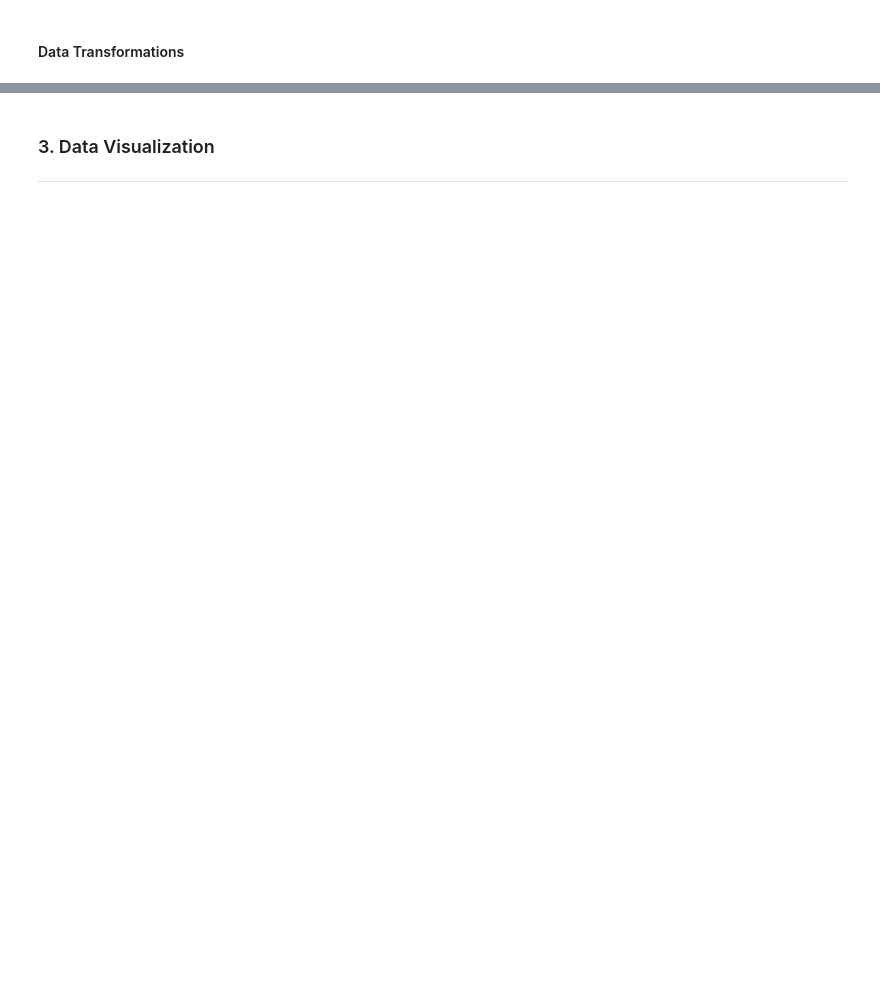
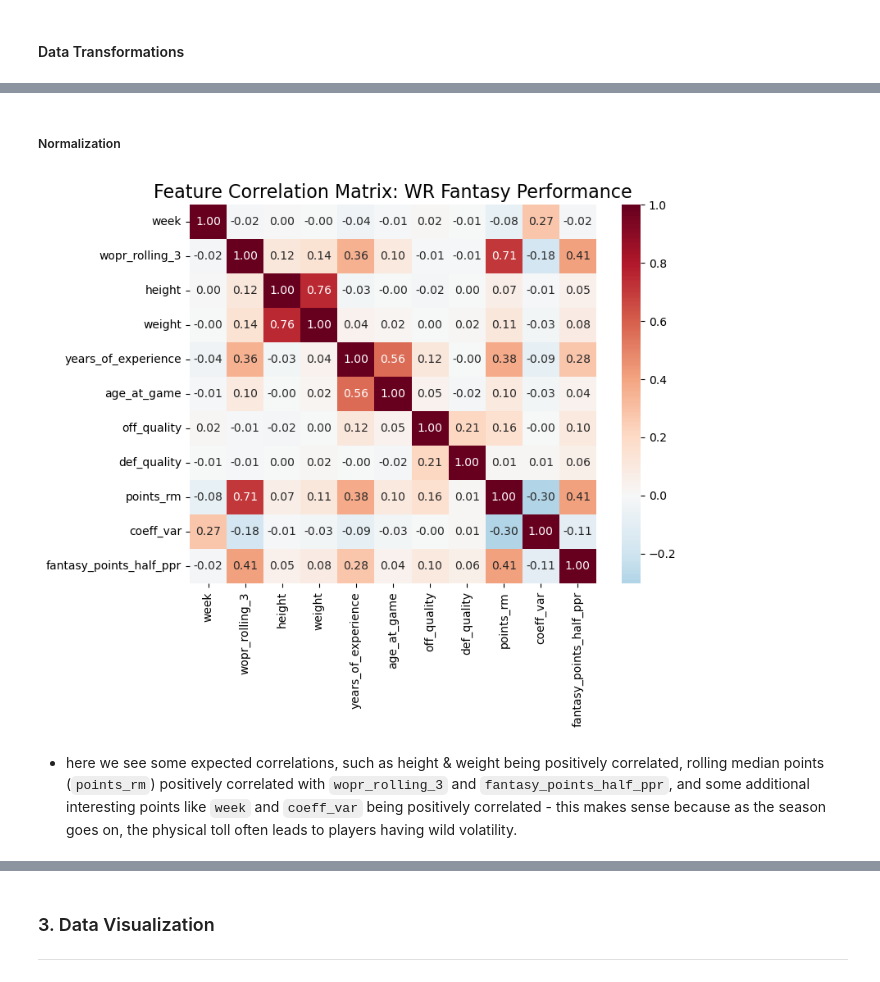
Before and after one commit to jamgotchian/ffpredictor, a Jupyter notebook: Comp642FinalProject.ipynb, the cells around one changed output, grey strips where cells are left out. Drawn from its saved outputs; the diff is of its cells as text; code cells hidden in the pictures; blank space fills up the shorter version.

```diff
--- a/Comp642FinalProject.ipynb
+++ b/Comp642FinalProject.ipynb
@@ -192,7 +429,37 @@ df_master['fantasy_points_half_ppr'] = df_master[['fantasy_points', 'fantasy_poi
+# %% [markdown]
+##### Normalization
 # %%
-# TODO - add 1-hot encoding for non-numeric data
-#      - or instead, convert the labels (player name, team, etc) into numeric data i.e. offensive team score/defensive team score
-#      - add normalization
+# Select Final Feature set
+FEATURES = ['week',  # capture in-season ephemeral variation
+            'wopr_rolling_3',  # Weighted Opportunity Ranking - capture how much of the team's offense this player is carrying
+            'height', # capture physical characteristics - i.e. taller players tend to do better
+            'weight', # capture physical characteristics - i.e. heavier players tend to get more points to running further
+            'years_of_experience', # capture maturity and change from season to season
+            'age_at_game', # capture physical characteristics - i.e. decline with age or prime seasons
+            'off_quality', # capture how well this team is performing as a whole
+            'def_quality', # capture whether the opposing team has noticeable effects on performance for others
+           'points_rm', # rolling median of fantasy points scored - capture this player's historical performances and gives a sense of "who" the player is
+            'coeff_var', # coefficient of variation (stdev/mean) of this player's points - capture their historical volatility
+           ]
+TARGET = 'fantasy_points_half_ppr'
+
+scaler = StandardScaler()
+
+# We only scale the features, usually leaving the target in its original units for interpretability
+df_scaled = pd.DataFrame(scaler.fit_transform(df_final[FEATURES]), columns=FEATURES)
+df_scaled[TARGET] = df_final[TARGET].values
+
+# 4. Generate the Correlation Matrix
+plt.figure(figsize=(8, 6))
+correlation_matrix = df_scaled.corr()
+
+sns.heatmap(correlation_matrix, annot=True, cmap='RdBu_r', center=0, fmt='.2f')
+plt.title('Feature Correlation Matrix: WR Fantasy Performance', fontsize=16)
+plt.show()
+# %% [output]
+[figure, added]
+# %% [markdown]
+- here we see some expected correlations, such as height & weight being positively correlated, rolling median points (`points_rm`) positively correlated with `wopr_rolling_3` and `fantasy_points_half_ppr`, and some additional interesting points like `week` and `coeff_var` being positively correlated - this makes sense because as the season goes on, the physical toll often leads to players having wild volatility.
 # %%
 # sort chronologically by player and week
 df_master = df_master.sort_values(['player_id', 'season', 'week'])
```
Also changed, not shown: parts of 25 cells of this notebook.
